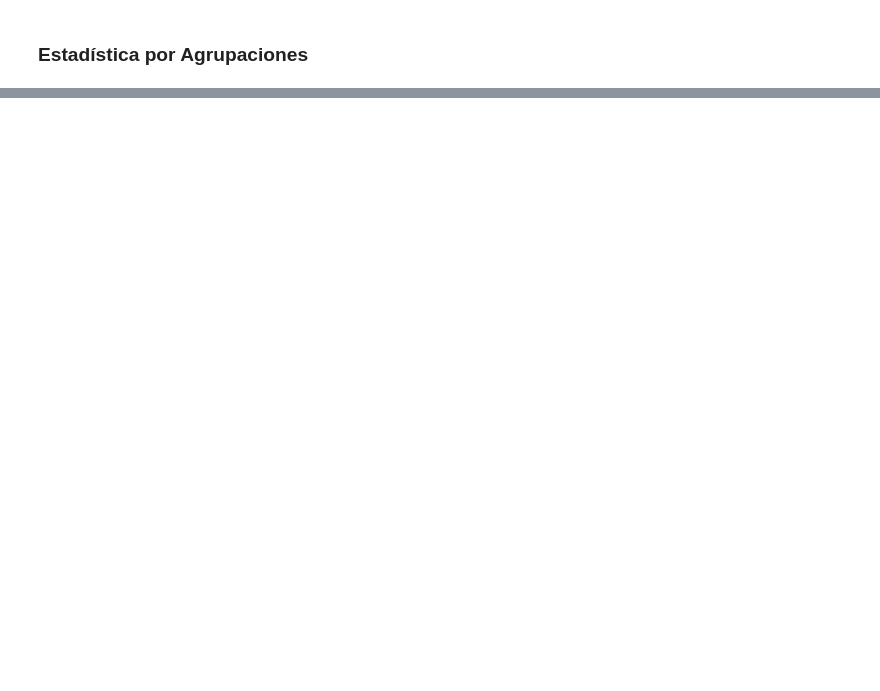
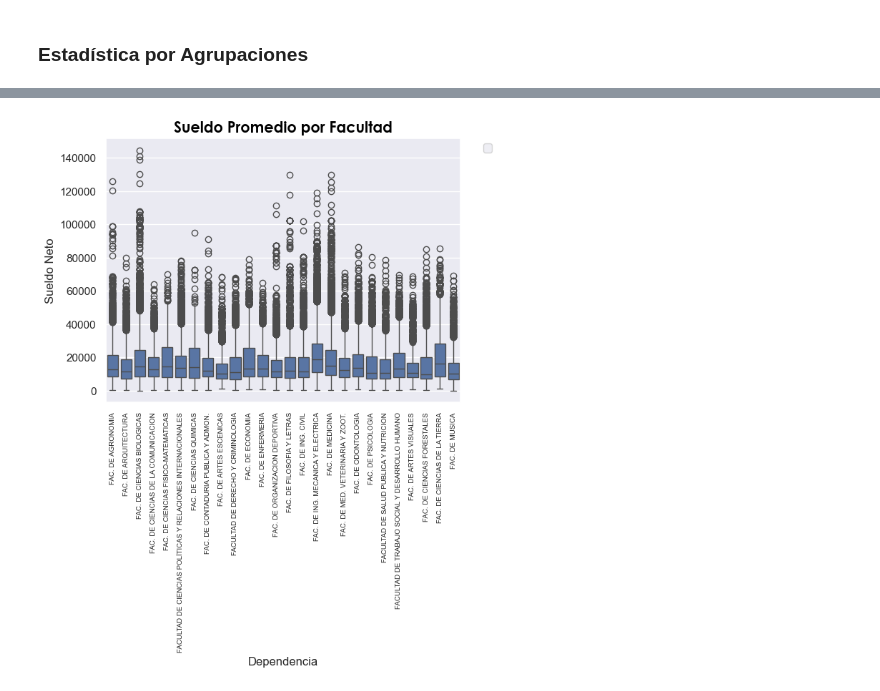
Before and after one commit to JCLUCIOO/AA_Judith-Lucio, a Jupyter notebook: Prácticas/Práctica 1/practice.ipynb, the cells around one changed output, grey strips where cells are left out. Saved outputs shown, nothing was run; the diff lists cells and outputs as text; code cells hidden in the pictures; blank space fills up the shorter version.

```diff
--- a/Prácticas/Práctica 1/practice.ipynb
+++ b/Prácticas/Práctica 1/practice.ipynb
@@ -124,0 +264,20 @@ for tipo in uanl["anio"].unique():
+# %%
+sns.set()
+
+sns.boxplot(x="tipo", y="suma_total_sueldos", data=df_by_type)
+
+ax = plt.gca()
+outliers = [flier.get_path() for flier in ax.artists[6:]]
+
+for flier in outliers:
+    flier.set_facecolor("red")
+    flier.set_markersize(3)
+
+plt.xlabel("Tipo")
+plt.ylabel("Sueldos")
+plt.title("Sueldos Totales por Tipo de Dependencia",size = 15,fontname = fuente,fontweight = 'bold',
+             color = 'black')
+
+plt.xticks(rotation=45,fontsize=7)
+plt.legend(bbox_to_anchor=(1.05, 1), loc="upper left")
+plt.show()
@@ -124,0 +314,4 @@ for tipo in uanl["anio"].unique():
+# %%
+facultades = uanl[uanl['tipo'] == 'FACULTAD'].drop(["tipo","fecha","nombre","anio"],axis=1)
+promedios_ordenados = facultades.groupby('dependencia')['sueldo_neto'].mean().sort_values(ascending=False)
+promedios_ordenados
@@ -124,0 +336,22 @@ for tipo in uanl["anio"].unique():
+# %%
+sns.set()
+
+sns.boxplot(x="dependencia", y="sueldo_neto", data=facultades)
+
+ax = plt.gca()
+outliers = [flier.get_path() for flier in ax.artists[6:]]
+
+for flier in outliers:
+    flier.set_facecolor("red")
+    flier.set_markersize(3)
+
+plt.xlabel("Dependencia")
+plt.ylabel("Sueldo Neto")
+plt.title("Sueldo Promedio por Facultad",size = 15,fontname = fuente,fontweight = 'bold',
+             color = 'black')
+
+plt.xticks(rotation=90,fontsize=7)
+plt.legend(bbox_to_anchor=(1.05, 1), loc="upper left")
+plt.show()
+# %% [output]
+[figure, added]
```
Also changed, not shown: parts of 24 cells of this notebook, 13 other files.
